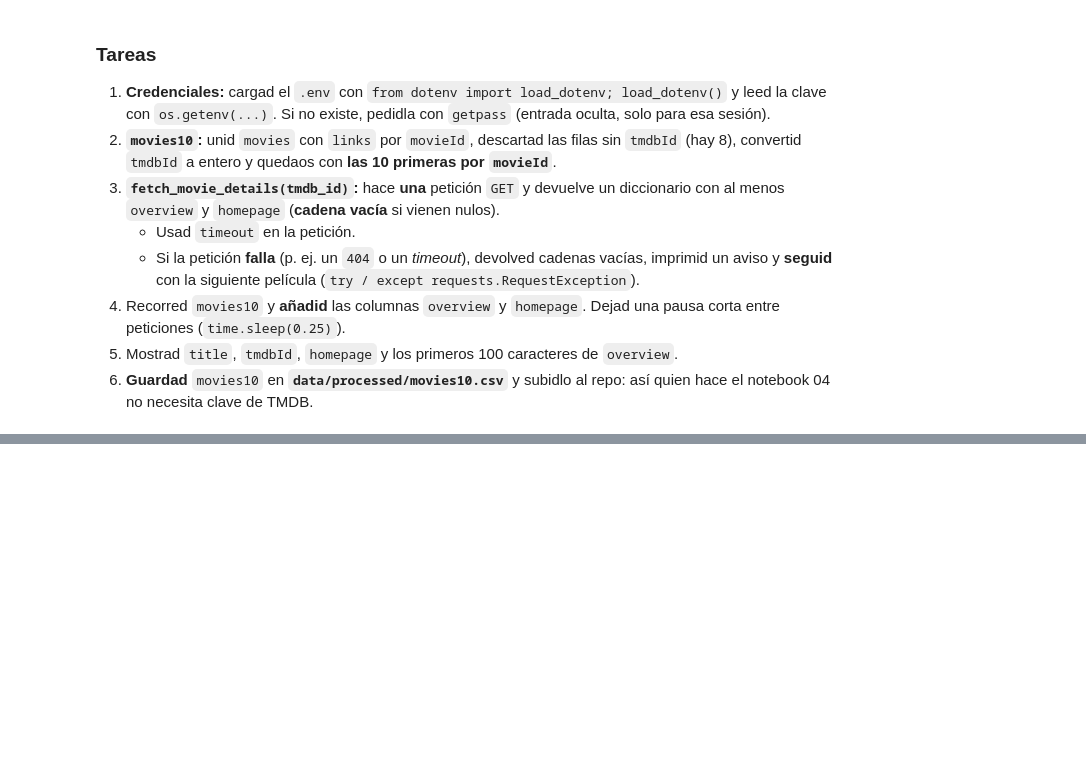
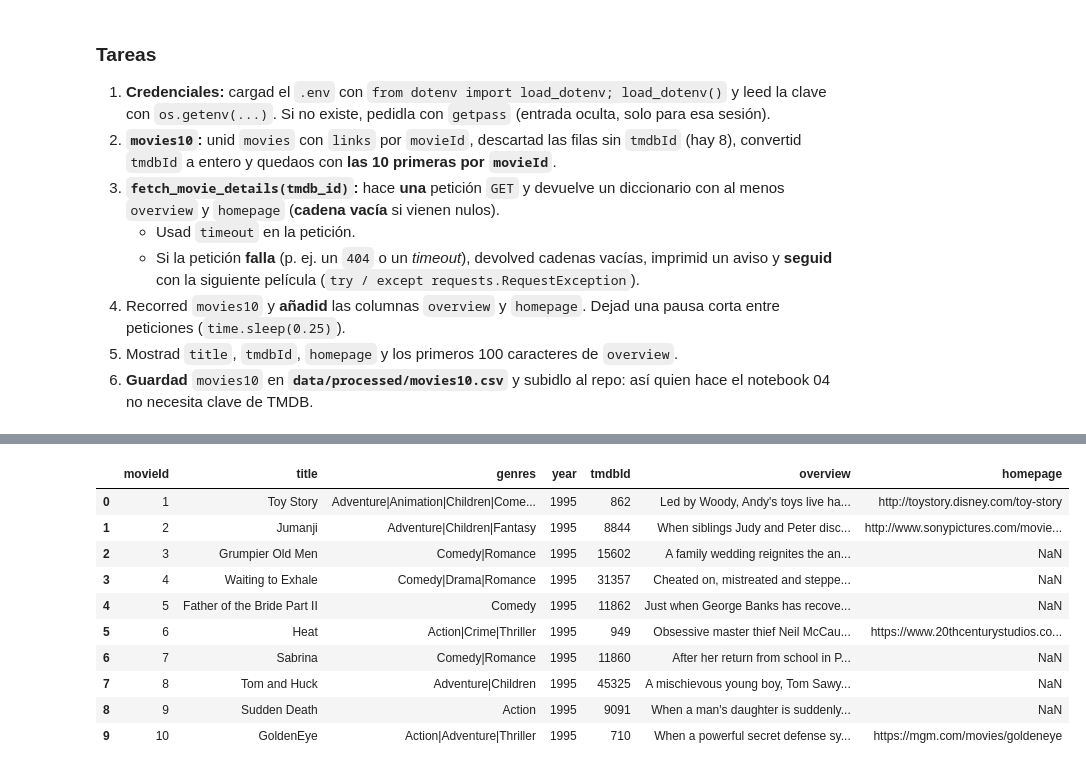
Before and after one commit to susanaferreras/TC01-Catalogo-Peliculas, a Jupyter notebook: notebooks/03_tmdb.ipynb, the cells around one changed output, grey strips where cells are left out. Saved outputs shown, nothing was run; the diff lists cells and outputs as text; code cells hidden in the pictures; blank space fills up the shorter version.

Commit message:
03TMDB_API
Obtener de la web de tmdb: overview y url para 10 películas

```diff
--- a/notebooks/03_tmdb.ipynb
+++ b/notebooks/03_tmdb.ipynb
@@ -65,0 +126,26 @@ print(movies.shape, links.shape)
+# %%
+
+# Creamos las columnas de overview/homepage
+if "overview" not in df_movies10.columns:
+    df_movies10["overview"] = ""
+if "homepage" not in df_movies10.columns:
+    df_movies10["homepage"] = ""
+
+# Recorremos movies10 para obtener y asignar lo que nos devuelva la web
+for indice, tmdb_id in df_movies10["tmdbId"].items():
+
+    # Llamada a la función que nos devuelve los detalles de la movie
+    respuesta = fetch_movie_details(tmdb_id)
+
+    # volcamos las repuestas si no son vacías
+    if respuesta["overview"] != "":
+        df_movies10.loc[indice, "overview"] = respuesta["overview"]
+
+    if respuesta["homepage"] != "":
+        df_movies10.loc[indice, "homepage"] = respuesta["homepage"]
+
+    # retardo entre llamadas
+    time.sleep(0.25)
+
+pd.set_option("display.max_colwidth", None)
+display(df_movies10[["title", "tmdbId", "homepage"]].assign(overview=df_movies10["overview"].str[:100]))
@@ -66,2 +164,26 @@ print(movies.shape, links.shape)
 # %%
 # --- Guardar movies10.csv ---
+# Definimos la ruta de salida y creamos las carpetas si no existen
+ruta = DATA / "processed" / "movies10.csv"
+
+ruta.parent.mkdir(parents=True, exist_ok=True)
+
+# Guardamos df_movies10 sin el índice numérico de pandas
+df_movies10.to_csv(ruta, index=False)
+
+# Mostramos la información del archivo que acabamos de grabar
+movies10_new = pd.read_csv(ruta, dtype={"year": "Int64"})
+
+display(movies10_new)
+# %% [output]
+|  | movieId | title | genres | year | tmdbId | overview | homepage |
+| 0 | 1 | Toy Story | Adventure|Animation|Children|Come... | 1995 | 862 | Led by Woody, Andy's toys live ha... | http://toystory.disney.com/toy-story |
+| 1 | 2 | Jumanji | Adventure|Children|Fantasy | 1995 | 8844 | When siblings Judy and Peter disc... | http://www.sonypictures.com/movie... |
+| 2 | 3 | Grumpier Old Men | Comedy|Romance | 1995 | 15602 | A family wedding reignites the an... | NaN |
+| 3 | 4 | Waiting to Exhale | Comedy|Drama|Romance | 1995 | 31357 | Cheated on, mistreated and steppe... | NaN |
+| 4 | 5 | Father of the Bride Part II | Comedy | 1995 | 11862 | Just when George Banks has recove... | NaN |
+| 5 | 6 | Heat | Action|Crime|Thriller | 1995 | 949 | Obsessive master thief Neil McCau... | https://www.20thcenturystudios.co... |
+| 6 | 7 | Sabrina | Comedy|Romance | 1995 | 11860 | After her return from school in P... | NaN |
+| 7 | 8 | Tom and Huck | Adventure|Children | 1995 | 45325 | A mischievous young boy, Tom Sawy... | NaN |
+| 8 | 9 | Sudden Death | Action | 1995 | 9091 | When a man's daughter is suddenly... | NaN |
+| 9 | 10 | GoldenEye | Action|Adventure|Thriller | 1995 | 710 | When a powerful secret defense sy... | https://mgm.com/movies/goldeneye |
```
Also changed, not shown: parts of 5 cells of this notebook, 1 other file.
